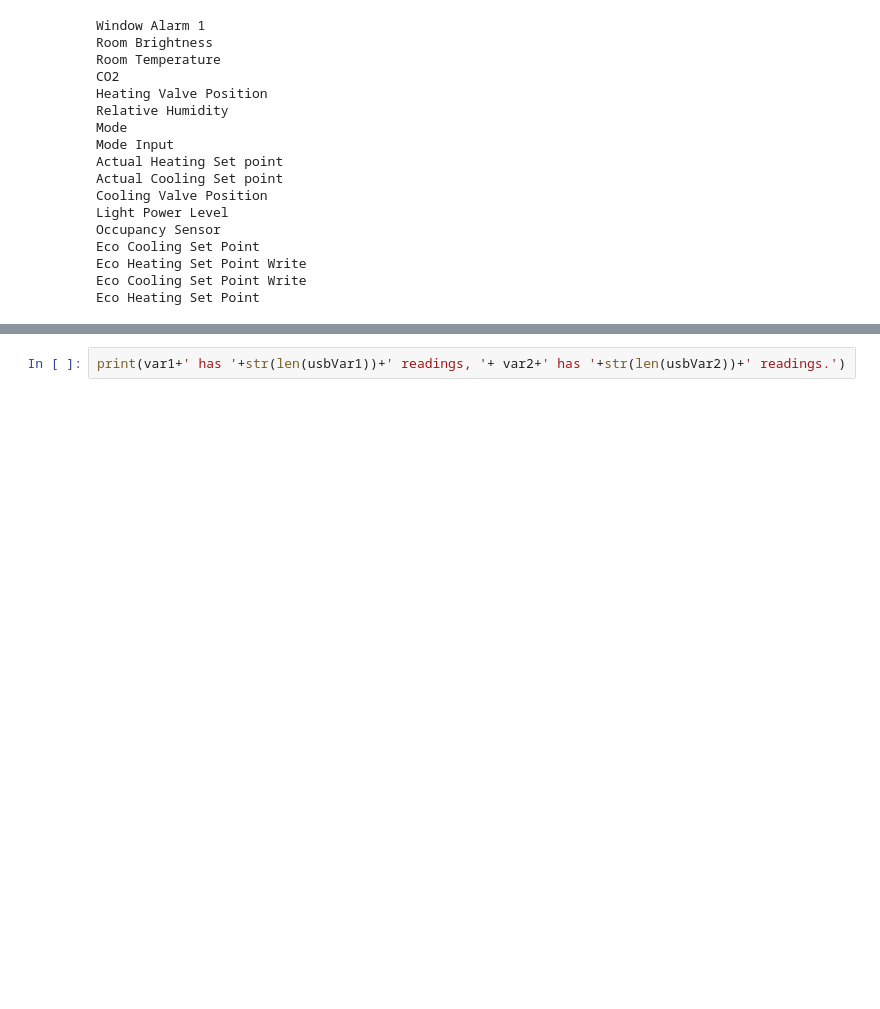
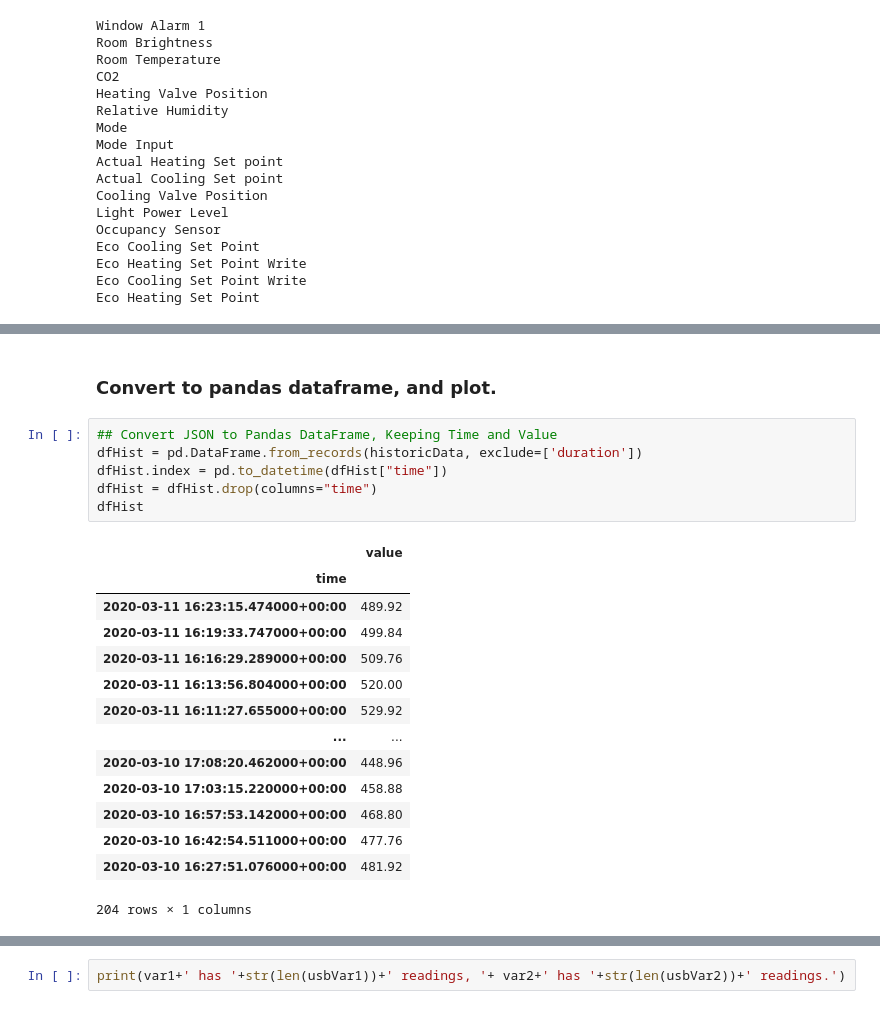
Before and after one commit to urbanobservatory/uo-api-examples, a Jupyter notebook: building/USB_API_Call_Example.ipynb, the cells around one changed output, grey strips where cells are left out. Cells and saved outputs as stored; diff of their text form; blank space fills up the shorter version.

```diff
--- a/building/USB_API_Call_Example.ipynb
+++ b/building/USB_API_Call_Example.ipynb
@@ -117,0 +161,23 @@ Eco Heating Set Point
+# %% [markdown]
+### Convert to pandas dataframe, and plot.
+# %%
+## Convert JSON to Pandas DataFrame, Keeping Time and Value
+dfHist = pd.DataFrame.from_records(historicData, exclude=['duration'])
+dfHist.index = pd.to_datetime(dfHist["time"])
+dfHist = dfHist.drop(columns="time")
+dfHist
+# %% [output]
+|  | value |
+| time |  |
+| 2020-03-11 16:23:15.474000+00:00 | 489.92 |
+| 2020-03-11 16:19:33.747000+00:00 | 499.84 |
+| 2020-03-11 16:16:29.289000+00:00 | 509.76 |
+| 2020-03-11 16:13:56.804000+00:00 | 520.00 |
+| 2020-03-11 16:11:27.655000+00:00 | 529.92 |
+| ... | ... |
+| 2020-03-10 17:08:20.462000+00:00 | 448.96 |
+| 2020-03-10 17:03:15.220000+00:00 | 458.88 |
+| 2020-03-10 16:57:53.142000+00:00 | 468.80 |
+| 2020-03-10 16:42:54.511000+00:00 | 477.76 |
+| 2020-03-10 16:27:51.076000+00:00 | 481.92 |
+204 rows × 1 columns
```
Also changed, not shown: parts of 22 cells of this notebook.
